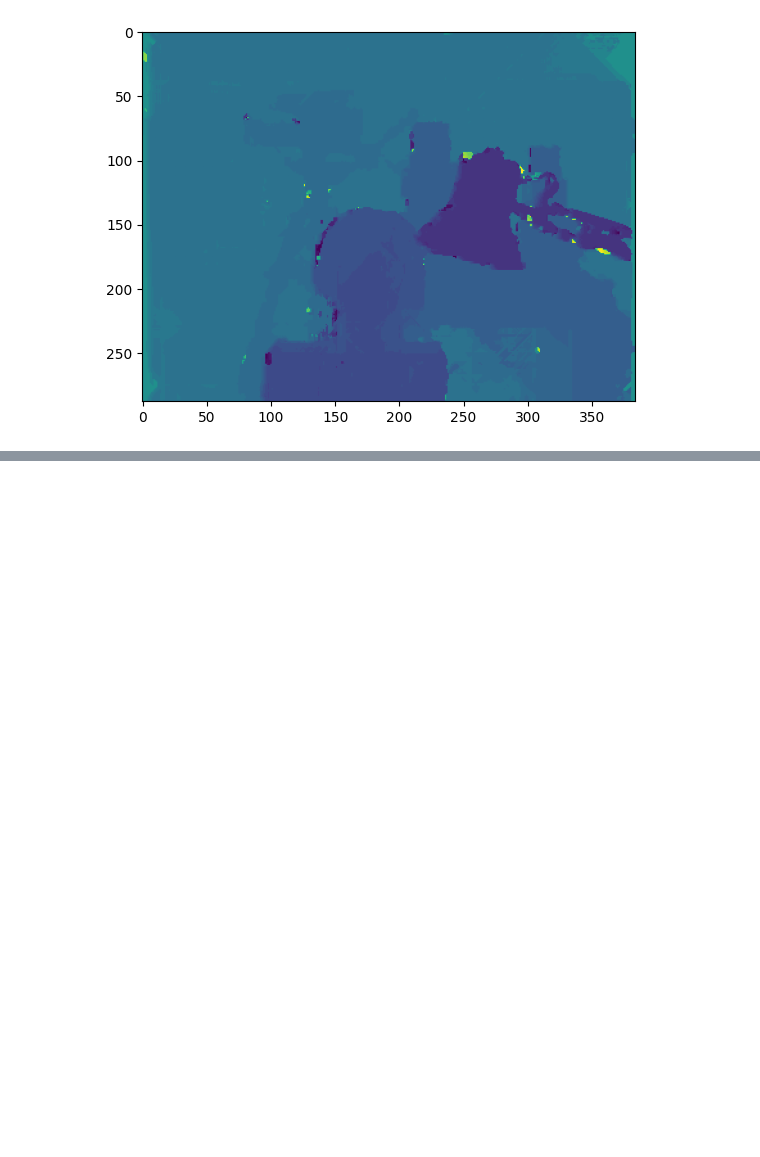
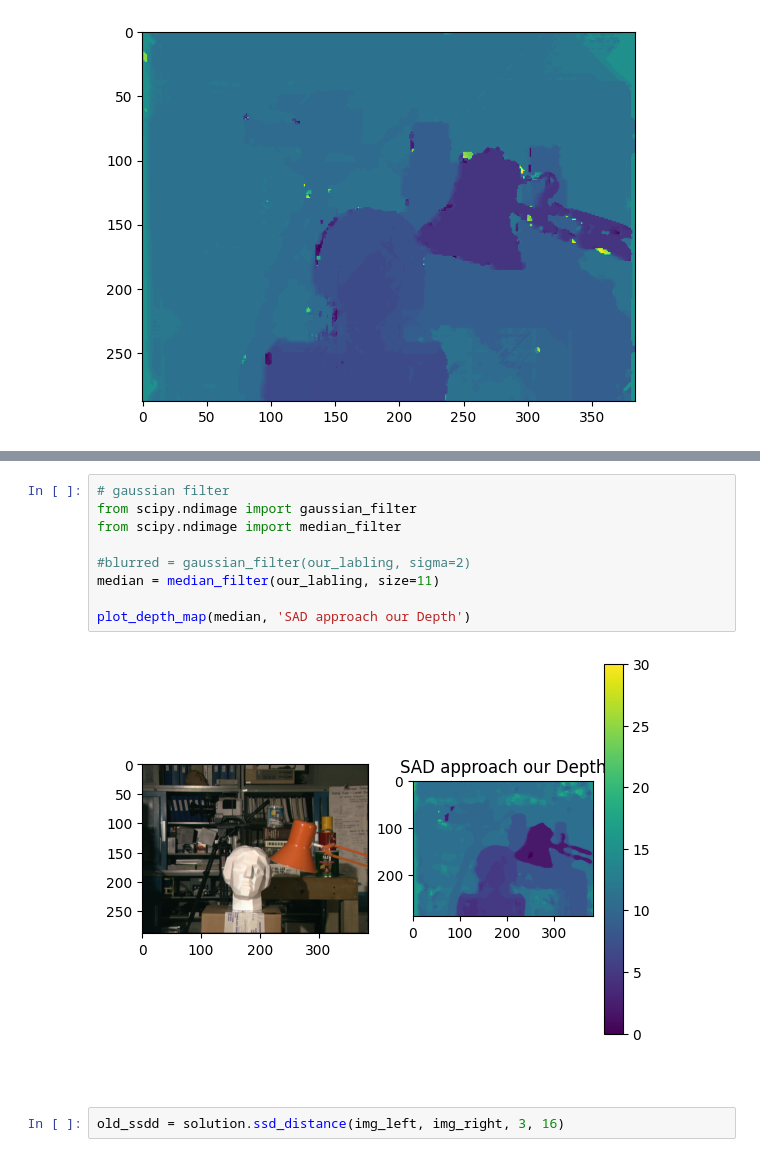
Before and after one commit to nadavo11/computer_vision_stereo_matching, a Jupyter notebook: tsst.ipynb, the cells around one changed output, grey strips where cells are left out. Cells and saved outputs as stored; diff of their text form; blank space fills up the shorter version.

```diff
--- a/tsst.ipynb
+++ b/tsst.ipynb
@@ -388,0 +431,15 @@ plt.imshow(sgm)
+# %%
+# gaussian filter
+from scipy.ndimage import gaussian_filter
+from scipy.ndimage import median_filter
+
+#blurred = gaussian_filter(our_labling, sigma=2)
+median = median_filter(our_labling, size=11)
+
+plot_depth_map(median, 'SAD approach our Depth')
+# %% [output]
+[figure, added]
+# %% [markdown]
+#
+# %%
+old_ssdd = solution.ssd_distance(img_left, img_right, 3, 16)
```
Also changed, not shown: parts of 12 cells of this notebook, 5 other files.
